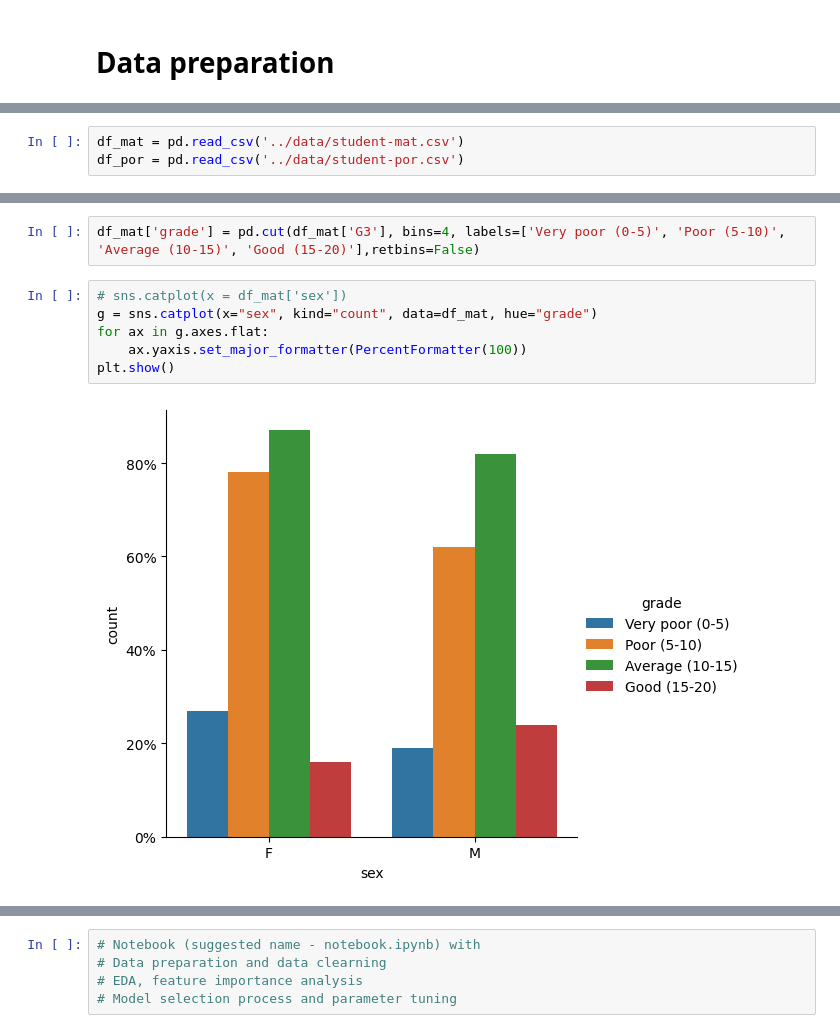
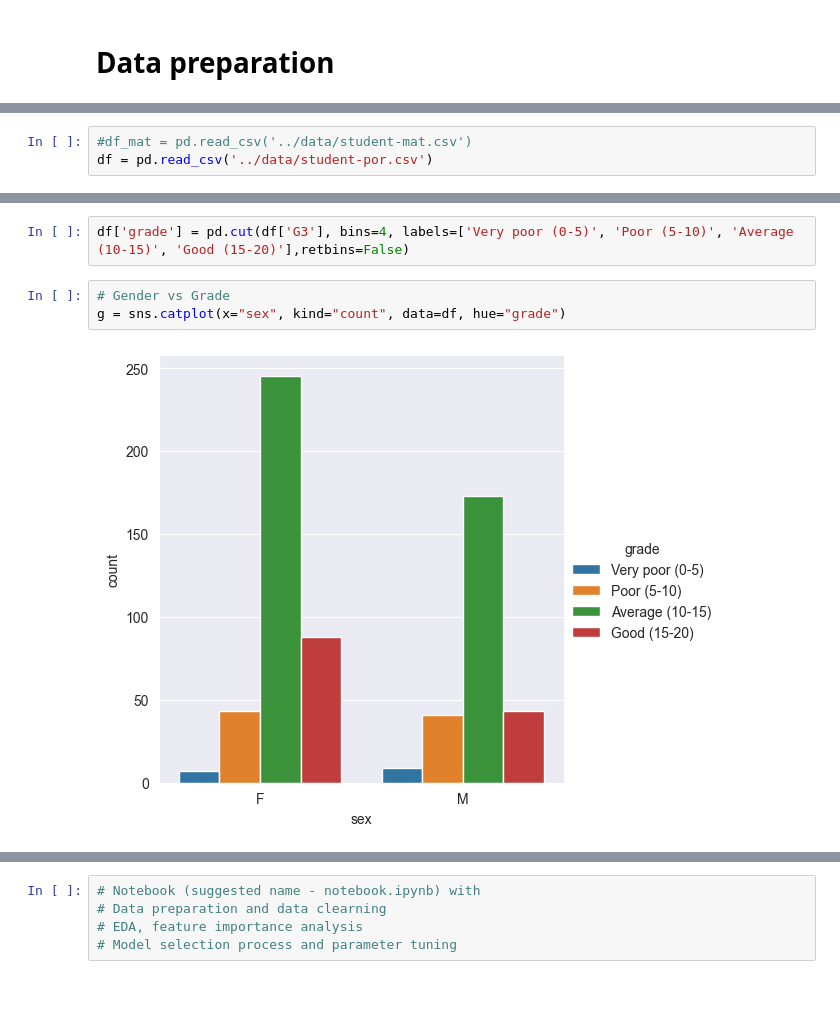
Before and after one commit to sanjivch/student-performance-with-alcohol, a Jupyter notebook: notebooks/notebook.ipynb, the cells around one changed output, grey strips where cells are left out. Saved outputs shown, nothing was run; the diff lists cells and outputs as text; blank space fills up the shorter version.

```diff
--- a/notebooks/notebook.ipynb
+++ b/notebooks/notebook.ipynb
@@ -13,4 +25,4 @@ import seaborn as sns
 # %%
-df_mat = pd.read_csv('../data/student-mat.csv')
-df_por = pd.read_csv('../data/student-por.csv')
+#df_mat = pd.read_csv('../data/student-mat.csv')
+df = pd.read_csv('../data/student-por.csv')
 # %%
@@ -83,11 +332,8 @@ Name: G3, dtype: int64
 # %%
-df_mat['grade'] = pd.cut(df_mat['G3'], bins=4, labels=['Very poor (0-5)', 'Poor (5-10)', 'Average (10-15)', 'Good (15-20)'],retbins=False)
+df['grade'] = pd.cut(df['G3'], bins=4, labels=['Very poor (0-5)', 'Poor (5-10)', 'Average (10-15)', 'Good (15-20)'],retbins=False)
 # %%
-# sns.catplot(x = df_mat['sex'])
-g = sns.catplot(x="sex", kind="count", data=df_mat, hue="grade")
-for ax in g.axes.flat:
-    ax.yaxis.set_major_formatter(PercentFormatter(100))
-plt.show()
+# Gender vs Grade
+g = sns.catplot(x="sex", kind="count", data=df, hue="grade")
 # %% [output]
-[figure, old version]
+[figure, new version]
 # %%
```
Also changed, not shown: parts of 59 cells of this notebook, 4 other files.
